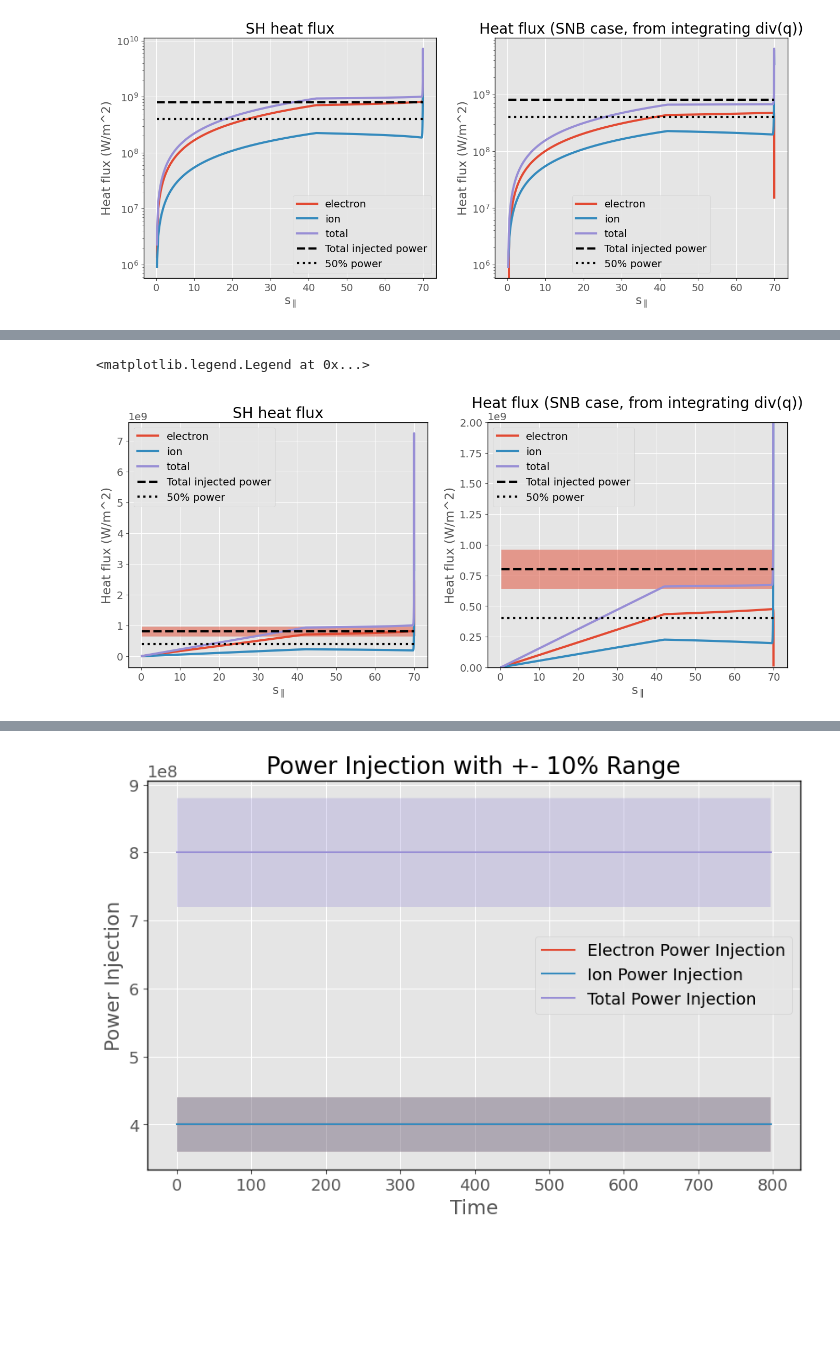
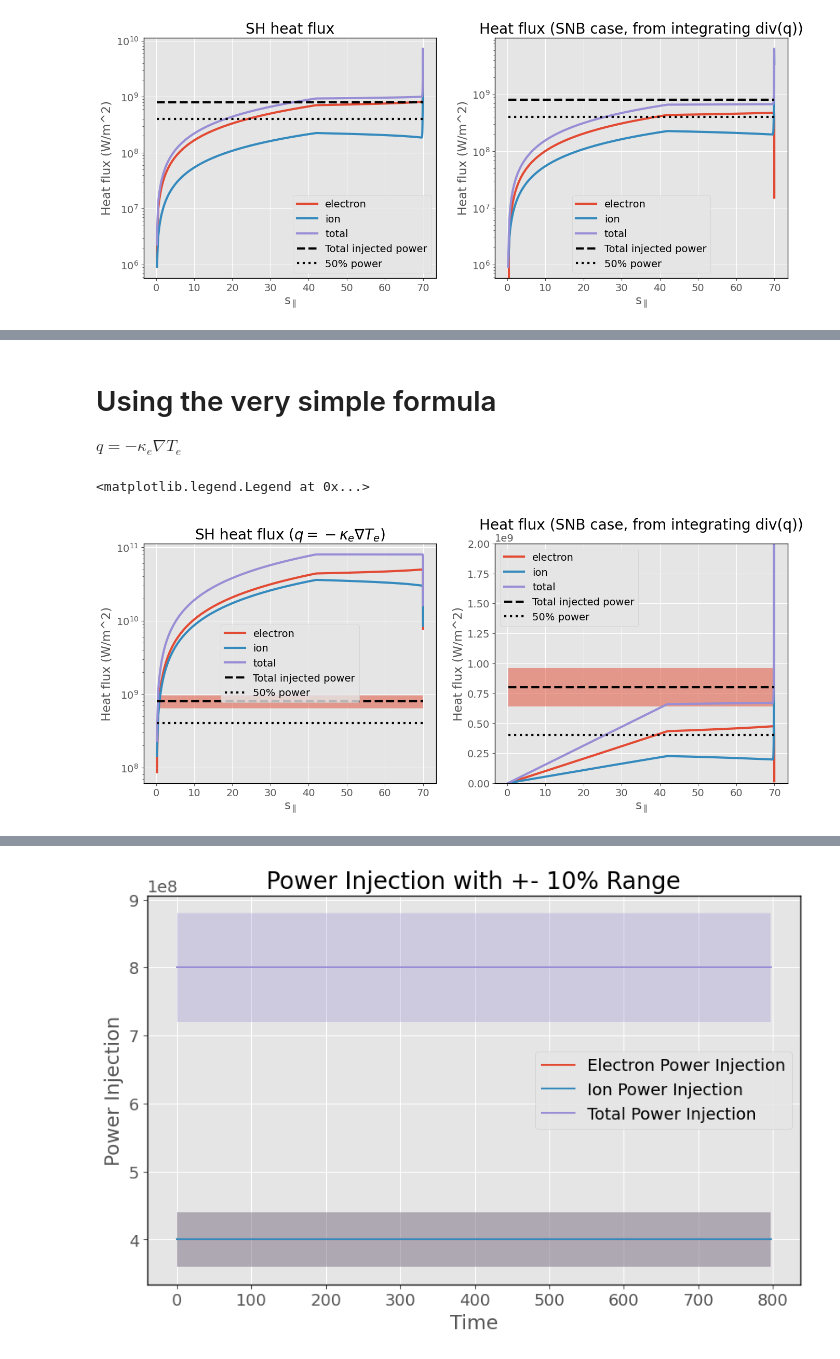
Before and after one commit to PoloidalLloyd/notebooks, a Jupyter notebook: hermes-3/flux_limit/2024_05_09_non_local_group_meeting.ipynb, the cells around one changed output, grey strips where cells are left out. Saved outputs shown, nothing was run; the diff lists cells and outputs as text; code cells hidden in the pictures; blank space fills up the shorter version.

```diff
--- a/hermes-3/flux_limit/2024_05_09_non_local_group_meeting.ipynb
+++ b/hermes-3/flux_limit/2024_05_09_non_local_group_meeting.ipynb
@@ -173,35 +284,44 @@ ax[1].legend()
+# %% [markdown]
+# Using the very simple formula
+
+$q=-\kappa_e \nabla T_e$
 # %%
 fig,ax = plt.subplots(1,2, figsize=(16,6))
+
+q_electron = spitzer_q_electron_simple(sh)
+q_ion = spitzer_q_ion_simple(sh)
+
+q_total = q_electron + q_ion
 
 # ax.plot(x, q_electron_integrated_SH, label='SH', linewidth=linewidth)
 ax[0].plot(x, q_electron, label='electron', linewidth=linewidth)
 ax[0].plot(x, q_ion, label='ion', linewidth=linewidth)
 ax[0].plot(x, q_total, label='total', linewidth=linewidth)
 ax[0].plot(x[:], power_injection_total, label='Total injected power', linewidth=linewidth, color = 'black', linestyle='--')
 ax[0].plot(x[:], electron_injection, label='50% power', linewidth=linewidth, color = 'black', linestyle=':')
 ax[0].fill_between(x[:], power_injection_total*0.8, power_injection_total*1.2, alpha=0.5)
 
 
-ax[0].set_title('SH heat flux')
-# ax[0].set_yscale('log')
-ax[0].set_ybound(0,2e9)
+ax[0].set_title(r'SH heat flux ($q=-\kappa_e \nabla T_e$)')
+ax[0].set_yscale('log')
+# ax[0].set_ybound(0,2e9)
 ax[0].set_ylabel('Heat flux (W/m^2)')
 ax[0].set_xlabel(r's$_{\parallel}$')
 ax[0].legend()
 
 ax[1].plot(x, q_electron_integrated_SNB, label='electron', linewidth=linewidth)
 ax[1].plot(x, q_ion_SNB, label='ion', linewidth=linewidth)
 ax[1].plot(x, total, label='total', linewidth=linewidth)
 ax[1].plot(x[:], power_injection_total, label='Total injected power', linewidth=linewidth, color = 'black', linestyle='--')
 ax[1].fill_between(x[:], power_injection_total*0.8, power_injection_total*1.2, alpha=0.5)
 
 ax[1].plot(x[:], electron_injection, label='50% power', linewidth=linewidth, color = 'black', linestyle=':')
 ax[1].set_title('Heat flux (SNB case, from integrating div(q))')
 # ax[1].set_yscale('log')
 ax[1].set_ybound(0,2e9)
 ax[1].set_ylabel('Heat flux (W/m^2)')
 ax[1].set_xlabel(r's$_{\parallel}$')
 ax[1].legend()
 # %% [output]
 <matplotlib.legend.Legend at 0x...>
-[figure, old version]
+[figure, new version]
```
Also changed, not shown: parts of 8 cells of this notebook, 6 other files.
